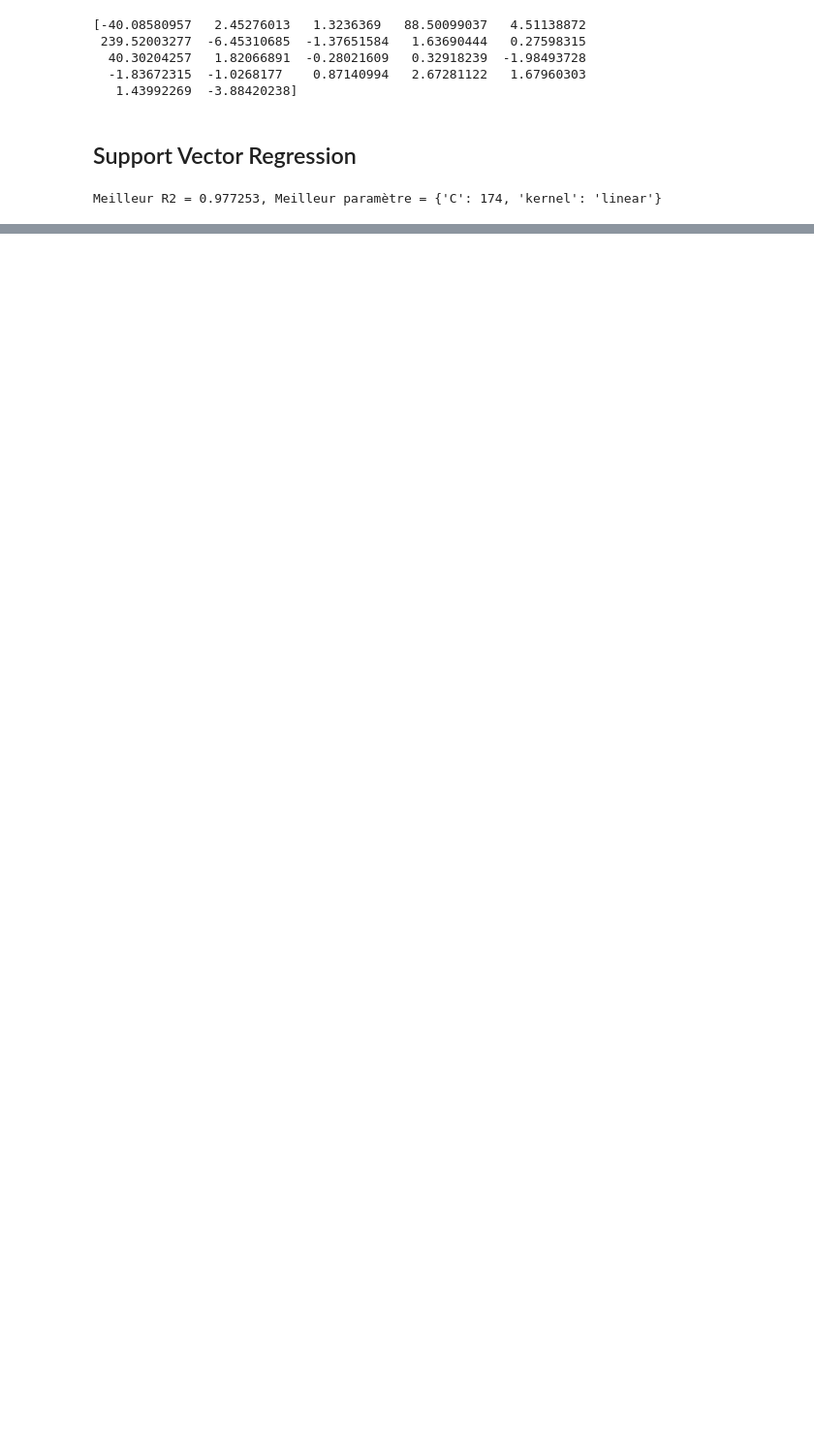
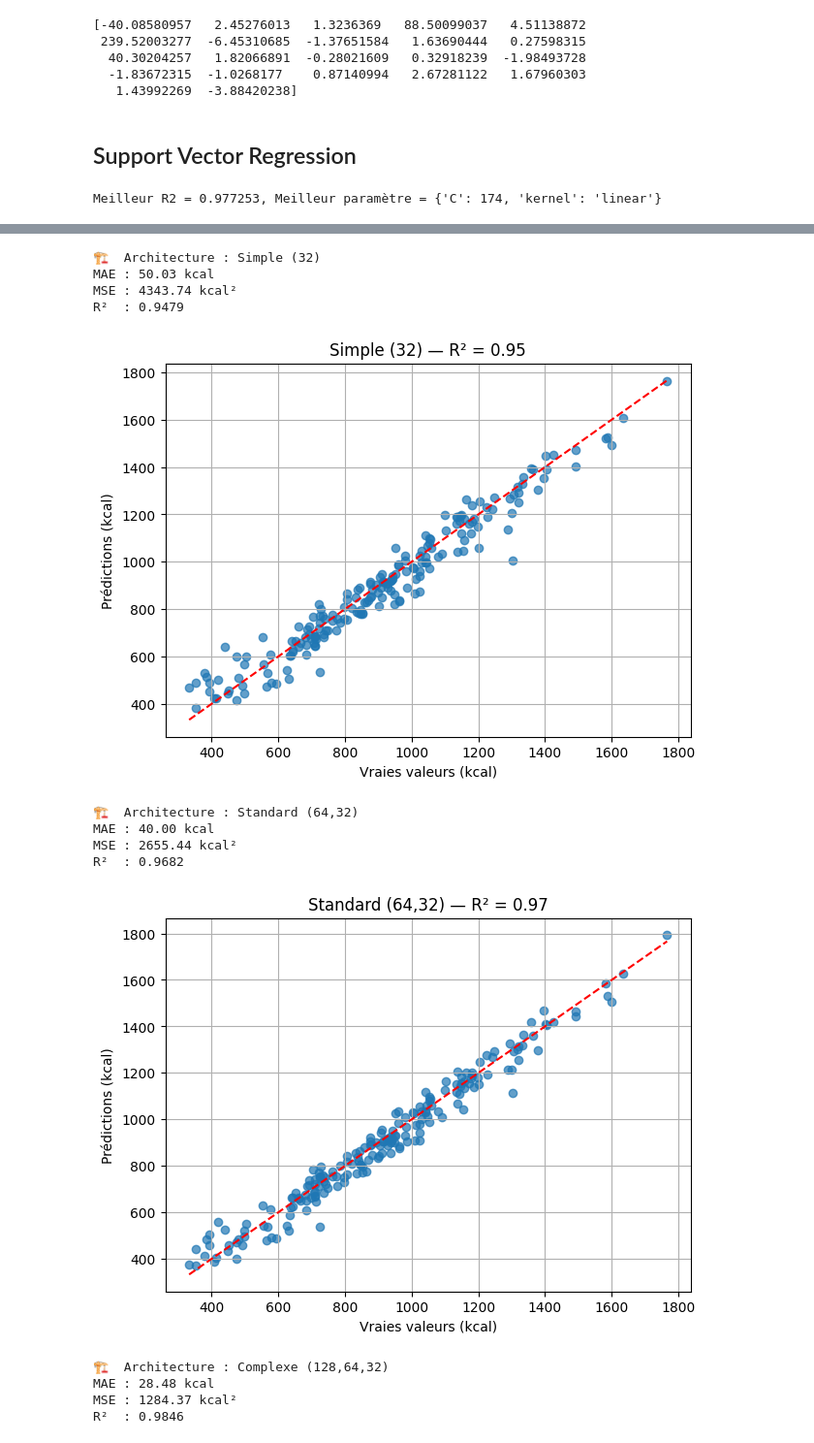
Before and after one commit to bao-do/4thY_MachineLearningProject, a Jupyter notebook: gym_python.ipynb, the cells around one changed output, grey strips where cells are left out. Shown at 97% size. Drawn from its saved outputs; the diff is of its cells as text; code cells hidden in the pictures; blank space fills up the shorter version.

```diff
--- a/gym_python.ipynb
+++ b/gym_python.ipynb
@@ -900,0 +1003,80 @@ coef = pd.Series(svr_model.coef_[0], index = X.columns)
+# %%
+
+from sklearn.neural_network import MLPRegressor
+from sklearn.metrics import mean_absolute_error, mean_squared_error, r2_score
+
+
+# Nettoyage
+gym_CBpred = gym.drop(columns=[col for col in ['LBMI', 'LWeight'] if col in gym.columns])
+gymDum = pd.get_dummies(gym_CBpred, columns=['Gender', 'Workout_Type', 'Workout_Frequency', 'Experience_Level'], dtype=int)
+
+# Séparation
+X = gymDum.drop(columns=['Calories_Burned'])
+y = gymDum['Calories_Burned']
+X_train, X_test, y_train, y_test = train_test_split(X, y, test_size=0.2, random_state=42)
+
+# Normalisation
+scaler = StandardScaler()
+X_train_scaled = scaler.fit_transform(X_train)
+X_test_scaled = scaler.transform(X_test)
+
+# 🔧 Différentes architectures
+architectures = {
+    "Simple (32)": (32,),                  # 1 couche
+    "Standard (64,32)": (64, 32),          # 2 couches
+    "Complexe (128,64,32)": (128, 64, 32)  # 3 couches
+}
+
+# Résultats
+results = {}
+
+for name, layers in architectures.items():
+    print(f"\n🏗️  Architecture : {name}")
+    mlp = MLPRegressor(
+        hidden_layer_sizes=layers,
+        activation='relu',
+        solver='adam',
+        max_iter=2000,
+        early_stopping=True,
+        random_state=42
+    )
+
+    # Entraînement
+    mlp.fit(X_train_scaled, y_train)
+    y_pred = mlp.predict(X_test_scaled)
+
+    # Évaluation
+    mae = mean_absolute_error(y_test, y_pred)
+    mse = mean_squared_error(y_test, y_pred)
+    r2 = r2_score(y_test, y_pred)
+
+    results[name] = {'MAE': mae, 'MSE': mse, 'R²': r2}
+
+    print(f"MAE : {mae:.2f} kcal")
+    print(f"MSE : {mse:.2f} kcal²")
+    print(f"R²  : {r2:.4f}")
+
+    # Visualisation
+    plt.figure(figsize=(7, 5))
+    plt.scatter(y_test, y_pred, alpha=0.7)
+    plt.plot([y_test.min(), y_test.max()], [y_test.min(), y_test.max()], 'r--')
+    plt.xlabel("Vraies valeurs (kcal)")
+    plt.ylabel("Prédictions (kcal)")
+    plt.title(f"{name} — R² = {r2:.2f}")
+    plt.grid(True)
+    plt.show()
+# %% [output]
+🏗️  Architecture : Simple (32)
+MAE : 50.03 kcal
+MSE : 4343.74 kcal²
+R²  : 0.9479
+[figure, added]
+🏗️  Architecture : Standard (64,32)
+MAE : 40.00 kcal
+MSE : 2655.44 kcal²
+R²  : 0.9682
+[figure, added]
+🏗️  Architecture : Complexe (128,64,32)
+MAE : 28.48 kcal
+MSE : 1284.37 kcal²
+R²  : 0.9846
```
Also changed, not shown: parts of 13 cells of this notebook.
